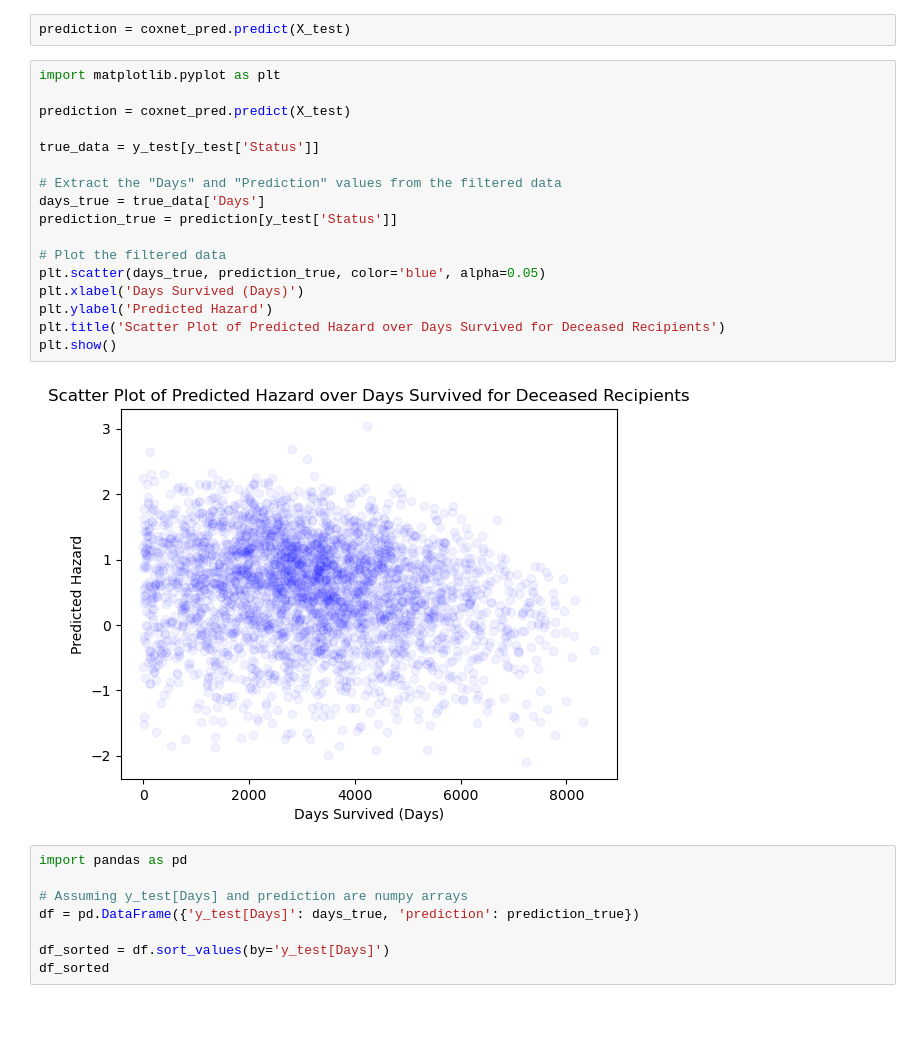
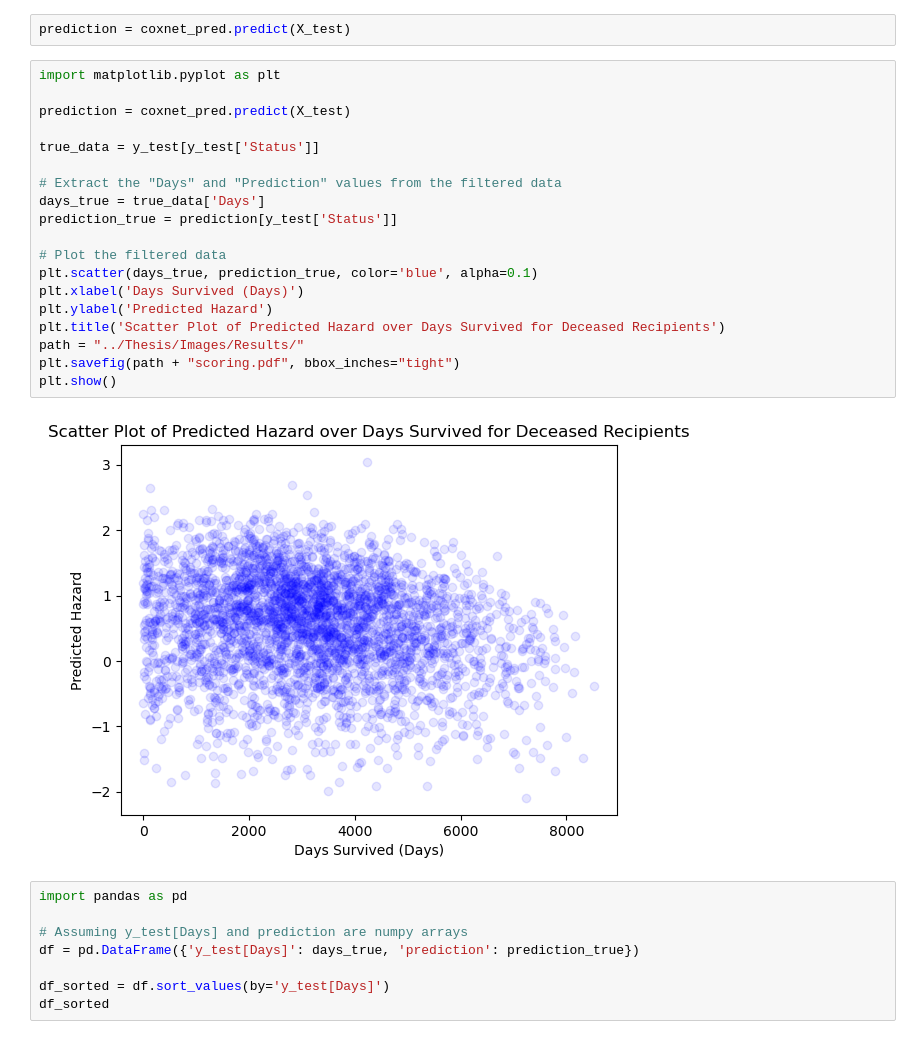
Before and after one commit to krllstdn/BachelorProject, a Jupyter notebook: Code/scoring_coxnet_living.ipynb, the cells around one changed output. Saved outputs shown, nothing was run; the diff lists cells and outputs as text.

Commit message:
redo the remaining plots to pdf

```diff
--- a/Code/scoring_coxnet_living.ipynb
+++ b/Code/scoring_coxnet_living.ipynb
@@ -170,22 +170,24 @@ prediction = coxnet_pred.predict(X_test)
 # %%
 import matplotlib.pyplot as plt
 
 prediction = coxnet_pred.predict(X_test)
 
 true_data = y_test[y_test['Status']]
 
 # Extract the "Days" and "Prediction" values from the filtered data
 days_true = true_data['Days']
 prediction_true = prediction[y_test['Status']]
 
 # Plot the filtered data
-plt.scatter(days_true, prediction_true, color='blue', alpha=0.05)
+plt.scatter(days_true, prediction_true, color='blue', alpha=0.1)
 plt.xlabel('Days Survived (Days)')
 plt.ylabel('Predicted Hazard')
 plt.title('Scatter Plot of Predicted Hazard over Days Survived for Deceased Recipients')
+path = "../Thesis/Images/Results/"
+plt.savefig(path + "scoring.pdf", bbox_inches="tight")
 plt.show()
 # %% [output]
-[figure, old version]
+[figure, new version]
 # %%
 import pandas as pd
 
```
Also changed, not shown: 27 other files.
